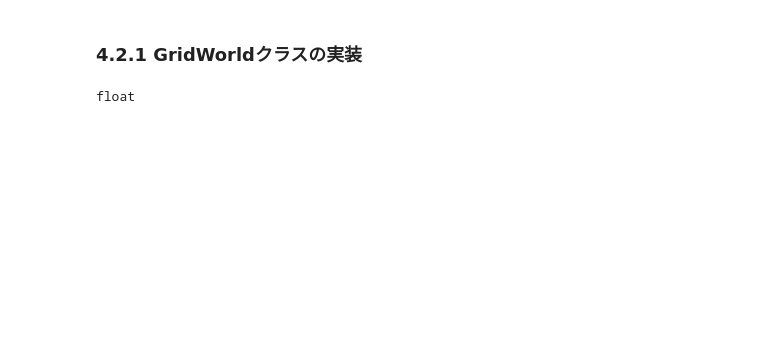
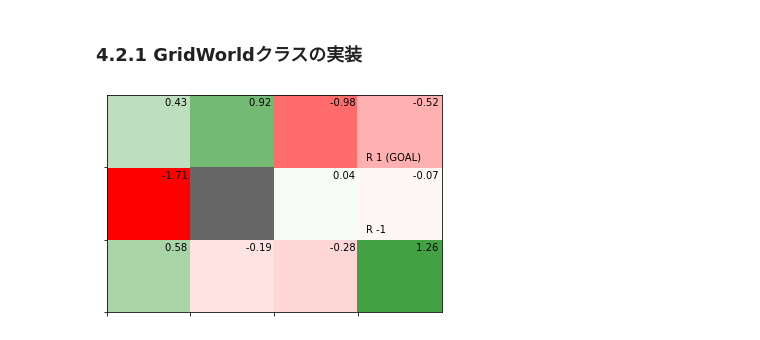
Before and after one commit to sota1111/DL_Zero, a Jupyter notebook: DL_Zero4_1.ipynb, the cells around one changed output. Drawn from its saved outputs; the diff is of its cells as text; code cells hidden in the pictures; blank space fills up the shorter version.

```diff
--- a/DL_Zero4_1.ipynb
+++ b/DL_Zero4_1.ipynb
@@ -695,7 +897,8 @@ class GridWorld:
-# %%
-def states(self):
-  for h in range(self.height):
-    for w in range(self.width):
-      yield (h, w)
-# %% [output]
-float
+# %%
+env = GridWorld()
+V = {}
+for state in env.states():
+  V[state] = np.random.randn() #ダミーの状態価値関数
+env.render_v(V)
+# %% [output]
+[figure, added]
```
Also changed, not shown: parts of 10 cells of this notebook.
